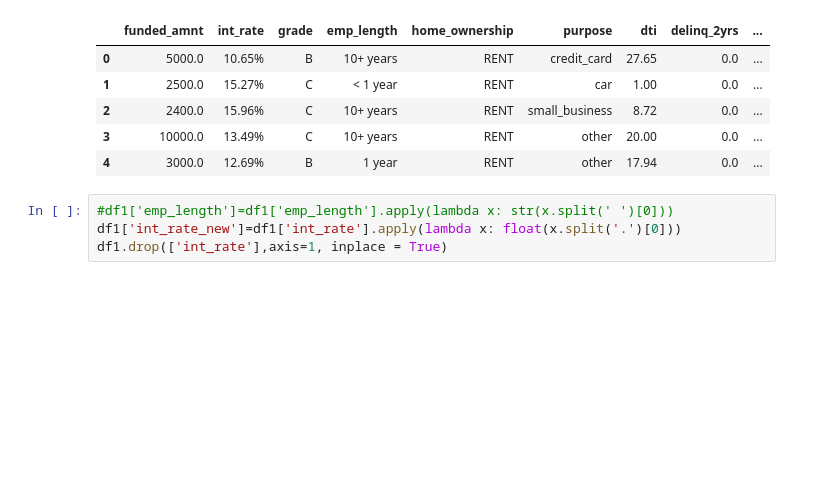
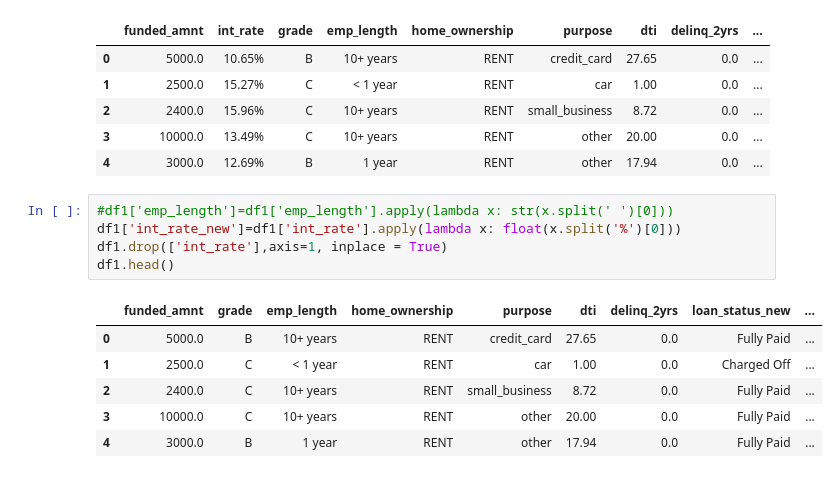
Before and after one commit to j-tian/Springboard, a Jupyter notebook: capstone_one.ipynb, the cells around one changed output. Cells and saved outputs as stored; diff of their text form; blank space fills up the shorter version.

```diff
--- a/capstone_one.ipynb
+++ b/capstone_one.ipynb
@@ -293,6 +290,14 @@ df1.head()
 | 4 | 3000.0 | 12.69% | B | 1 year | RENT | other | 17.94 | 0.0 | ... |
 # %%
 #df1['emp_length']=df1['emp_length'].apply(lambda x: str(x.split(' ')[0]))
-df1['int_rate_new']=df1['int_rate'].apply(lambda x: float(x.split('.')[0]))
+df1['int_rate_new']=df1['int_rate'].apply(lambda x: float(x.split('%')[0]))
 df1.drop(['int_rate'],axis=1, inplace = True)
+df1.head()
+# %% [output]
+|  | funded_amnt | grade | emp_length | home_ownership | purpose | dti | delinq_2yrs | loan_status_new | ... |
+| 0 | 5000.0 | B | 10+ years | RENT | credit_card | 27.65 | 0.0 | Fully Paid | ... |
+| 1 | 2500.0 | C | < 1 year | RENT | car | 1.00 | 0.0 | Charged Off | ... |
+| 2 | 2400.0 | C | 10+ years | RENT | small_business | 8.72 | 0.0 | Fully Paid | ... |
+| 3 | 10000.0 | C | 10+ years | RENT | other | 20.00 | 0.0 | Fully Paid | ... |
+| 4 | 3000.0 | B | 1 year | RENT | other | 17.94 | 0.0 | Fully Paid | ... |
 # %%
```
Also changed, not shown: parts of 11 cells of this notebook.
